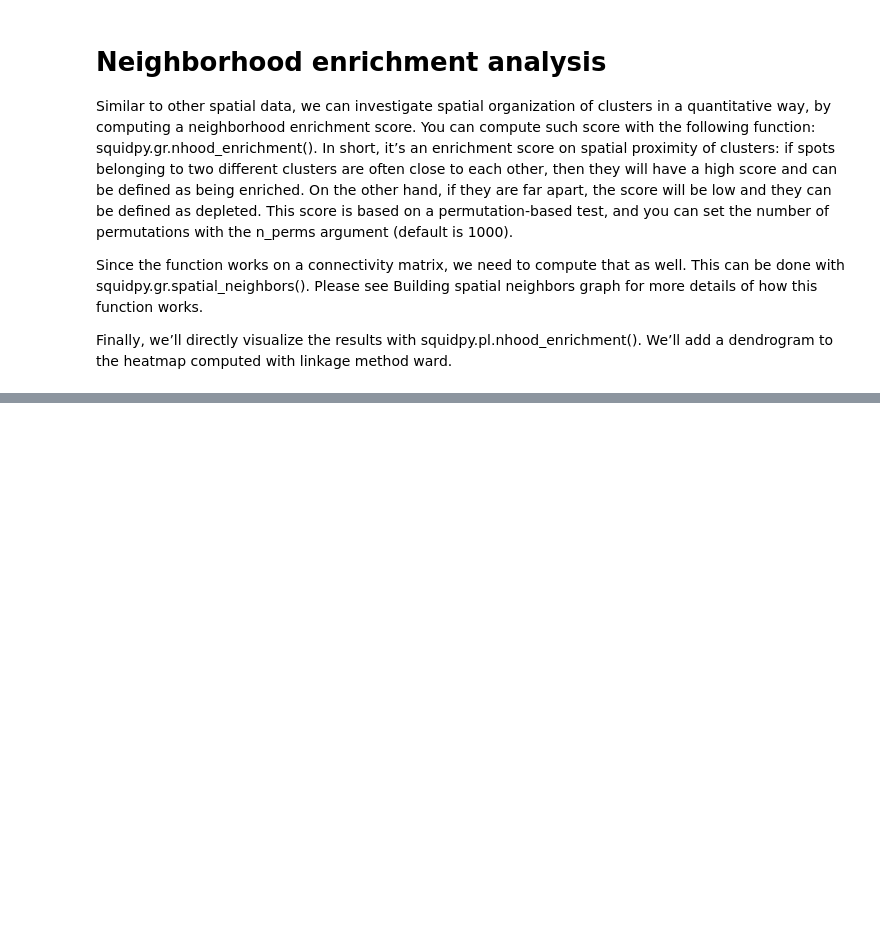
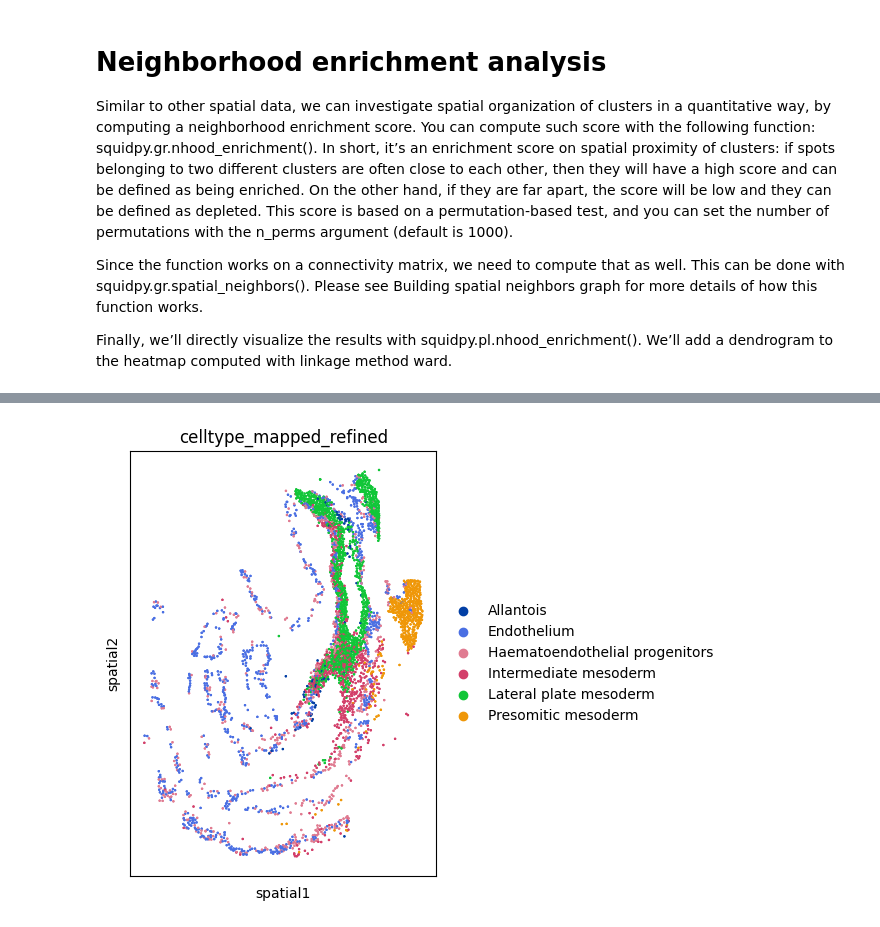
Before and after one commit to idf-io/SpatialPipe, a Jupyter notebook: tutorials/seqFISH_data/tutorial_analyze_seqFISH_data.ipynb, the cells around one changed output, grey strips where cells are left out. Drawn from its saved outputs; the diff is of its cells as text; code cells hidden in the pictures; blank space fills up the shorter version.

```diff
--- a/tutorials/seqFISH_data/tutorial_analyze_seqFISH_data.ipynb
+++ b/tutorials/seqFISH_data/tutorial_analyze_seqFISH_data.ipynb
@@ -52,0 +110,16 @@ sq.pl.nhood_enrichment(adata, cluster_key="celltype_mapped_refined", method="war
+# %%
+sq.pl.spatial_scatter(
+    adata,
+    color="celltype_mapped_refined",
+    groups=[
+        "Endothelium",
+        "Haematoendothelial progenitors",
+        "Allantois",
+        "Lateral plate mesoderm",
+        "Intermediate mesoderm",
+        "Presomitic mesoderm",
+    ],
+    shape=None,
+    size=2,
+)
+# %% [output]
@@ -52,0 +127 @@ sq.pl.nhood_enrichment(adata, cluster_key="celltype_mapped_refined", method="war
+[figure, added]
```
Also changed, not shown: parts of 12 cells of this notebook.
